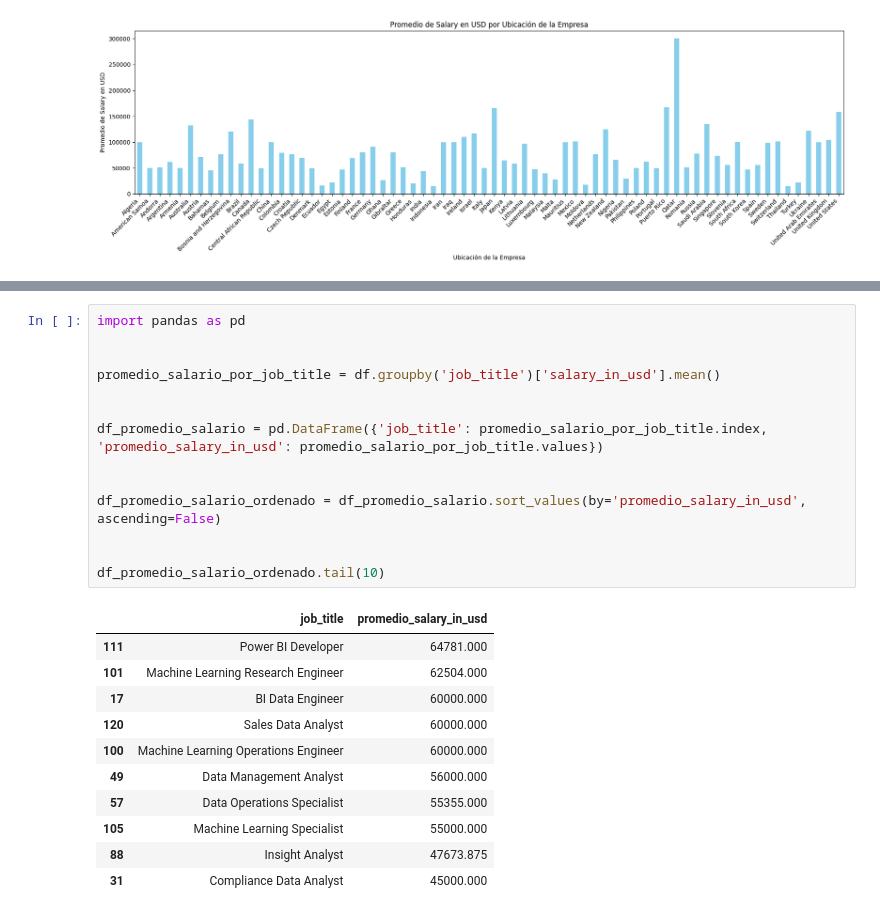
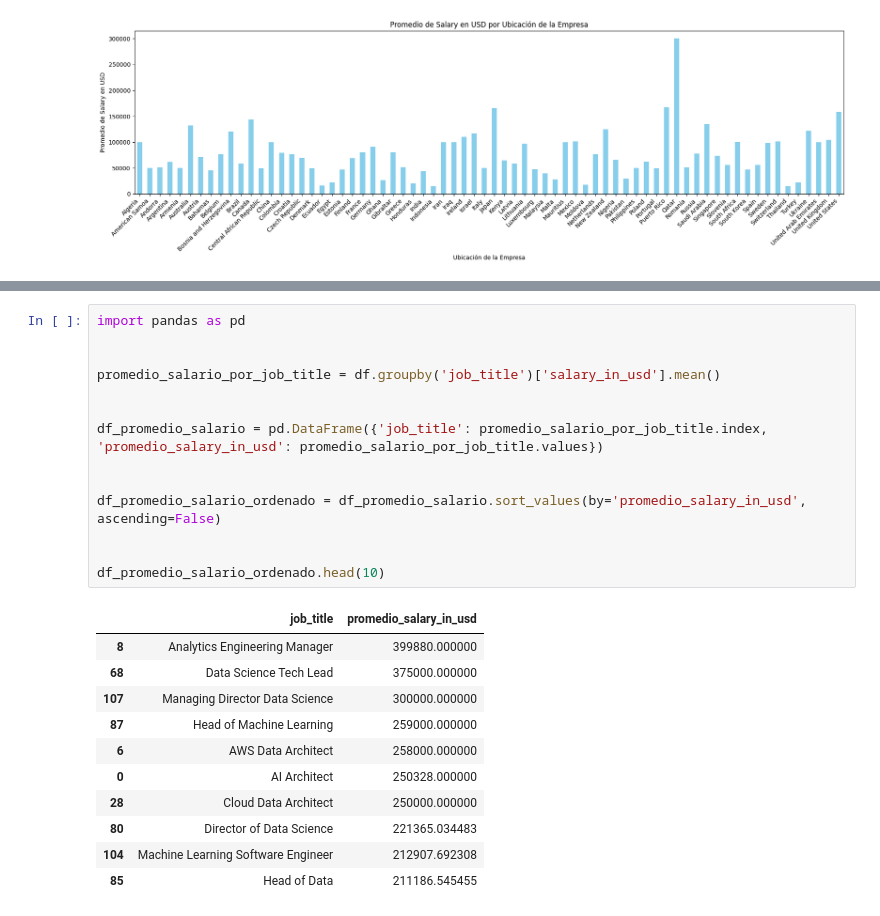
Before and after one commit to tomuzca/DataJobs, a Jupyter notebook: Untitled-1.ipynb, the cells around one changed output, grey strips where cells are left out. Drawn from its saved outputs; the diff is of its cells as text.

```diff
--- a/Untitled-1.ipynb
+++ b/Untitled-1.ipynb
@@ -98,26 +98,26 @@ plt.show()
 # %%
 import pandas as pd
 
 
 promedio_salario_por_job_title = df.groupby('job_title')['salary_in_usd'].mean()
 
 
 df_promedio_salario = pd.DataFrame({'job_title': promedio_salario_por_job_title.index, 'promedio_salary_in_usd': promedio_salario_por_job_title.values})
 
 
 df_promedio_salario_ordenado = df_promedio_salario.sort_values(by='promedio_salary_in_usd', ascending=False)
 
 
-df_promedio_salario_ordenado.tail(10)
+df_promedio_salario_ordenado.head(10)
 # %% [output]
 |  | job_title | promedio_salary_in_usd |
-| 111 | Power BI Developer | 64781.000 |
-| 101 | Machine Learning Research Engineer | 62504.000 |
-| 17 | BI Data Engineer | 60000.000 |
-| 120 | Sales Data Analyst | 60000.000 |
-| 100 | Machine Learning Operations Engineer | 60000.000 |
-| 49 | Data Management Analyst | 56000.000 |
-| 57 | Data Operations Specialist | 55355.000 |
-| 105 | Machine Learning Specialist | 55000.000 |
-| 88 | Insight Analyst | 47673.875 |
-| 31 | Compliance Data Analyst | 45000.000 |
+| 8 | Analytics Engineering Manager | 399880.000000 |
+| 68 | Data Science Tech Lead | 375000.000000 |
+| 107 | Managing Director Data Science | 300000.000000 |
+| 87 | Head of Machine Learning | 259000.000000 |
+| 6 | AWS Data Architect | 258000.000000 |
+| 0 | AI Architect | 250328.000000 |
+| 28 | Cloud Data Architect | 250000.000000 |
+| 80 | Director of Data Science | 221365.034483 |
+| 104 | Machine Learning Software Engineer | 212907.692308 |
+| 85 | Head of Data | 211186.545455 |
```
Also changed, not shown: parts of 1 cell of this notebook.
